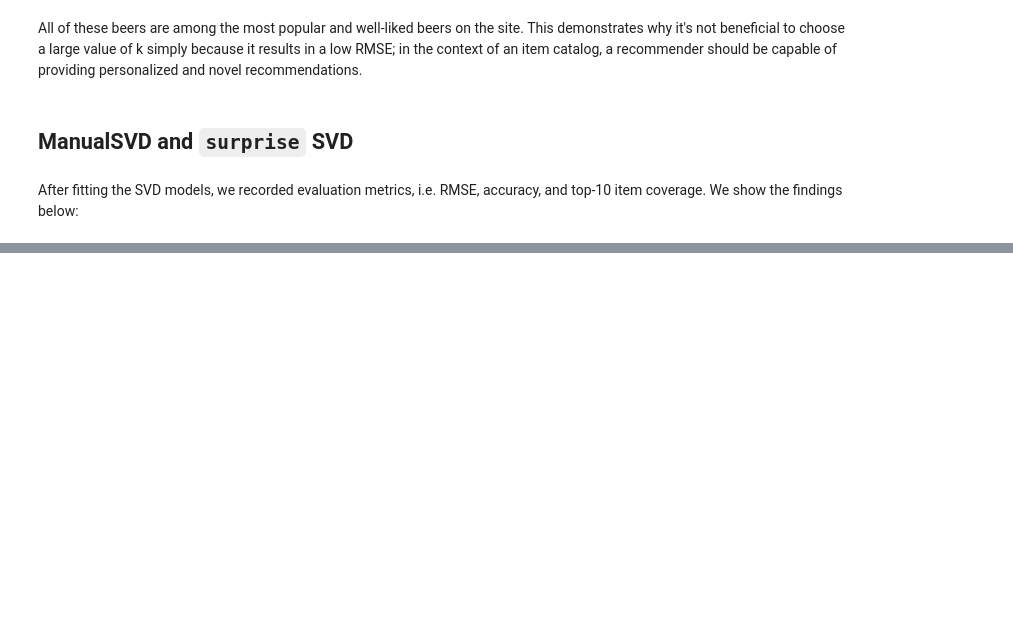
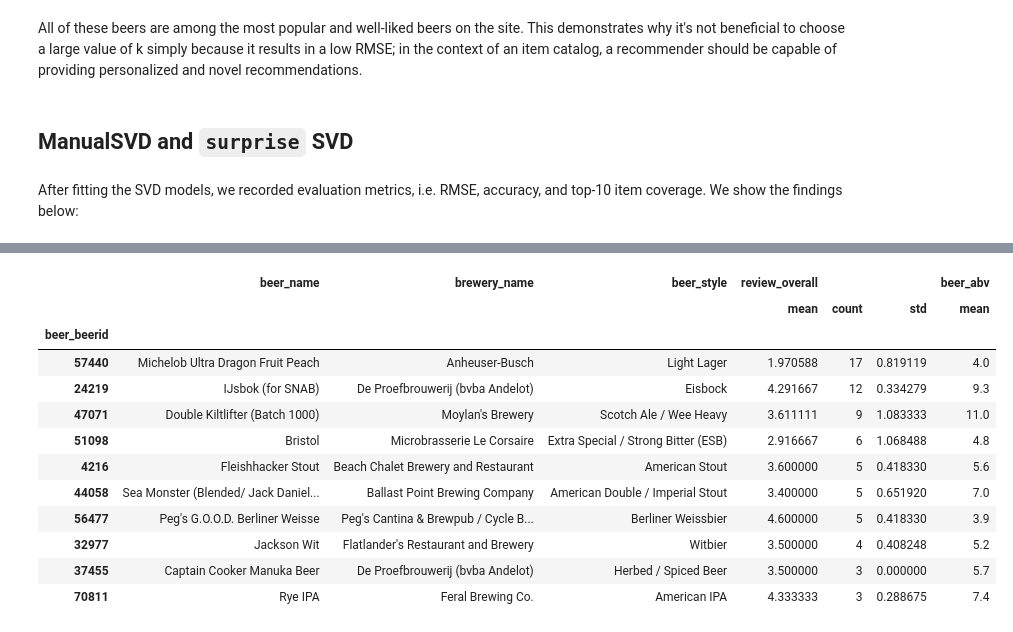
Before and after one commit to LucasLyons/Beer-Project, a Jupyter notebook: notebooks/06_model_selection.ipynb, the cells around one changed output, grey strips where cells are left out. Saved outputs shown, nothing was run; the diff lists cells and outputs as text; code cells hidden in the pictures; blank space fills up the shorter version.

```diff
--- a/notebooks/06_model_selection.ipynb
+++ b/notebooks/06_model_selection.ipynb
@@ -273,0 +274,16 @@ Text(0.5, 1.0, 'Surprise SVD')
+# %%
+get_beer_data(baseline, models[7].get_top_N(N=10)[1000], item_encoder)
+# %% [output]
+|  | beer_name | brewery_name | beer_style | review_overall |  |  | beer_abv |
+|  |  |  |  | mean | count | std | mean |
+| beer_beerid |  |  |  |  |  |  |  |
+| 57440 | Michelob Ultra Dragon Fruit Peach | Anheuser-Busch | Light Lager | 1.970588 | 17 | 0.819119 | 4.0 |
+| 24219 | IJsbok (for SNAB) | De Proefbrouwerij (bvba Andelot) | Eisbock | 4.291667 | 12 | 0.334279 | 9.3 |
+| 47071 | Double Kiltlifter (Batch 1000) | Moylan's Brewery | Scotch Ale / Wee Heavy | 3.611111 | 9 | 1.083333 | 11.0 |
+| 51098 | Bristol | Microbrasserie Le Corsaire | Extra Special / Strong Bitter (ESB) | 2.916667 | 6 | 1.068488 | 4.8 |
+| 4216 | Fleishhacker Stout | Beach Chalet Brewery and Restaurant | American Stout | 3.600000 | 5 | 0.418330 | 5.6 |
+| 44058 | Sea Monster (Blended/ Jack Daniel... | Ballast Point Brewing Company | American Double / Imperial Stout | 3.400000 | 5 | 0.651920 | 7.0 |
+| 56477 | Peg's G.O.O.D. Berliner Weisse | Peg's Cantina & Brewpub / Cycle B... | Berliner Weissbier | 4.600000 | 5 | 0.418330 | 3.9 |
+| 32977 | Jackson Wit | Flatlander's Restaurant and Brewery | Witbier | 3.500000 | 4 | 0.408248 | 5.2 |
+| 37455 | Captain Cooker Manuka Beer | De Proefbrouwerij (bvba Andelot) | Herbed / Spiced Beer | 3.500000 | 3 | 0.000000 | 5.7 |
+| 70811 | Rye IPA | Feral Brewing Co. | American IPA | 4.333333 | 3 | 0.288675 | 7.4 |
```
Also changed, not shown: parts of 6 cells of this notebook, 3 other files.
